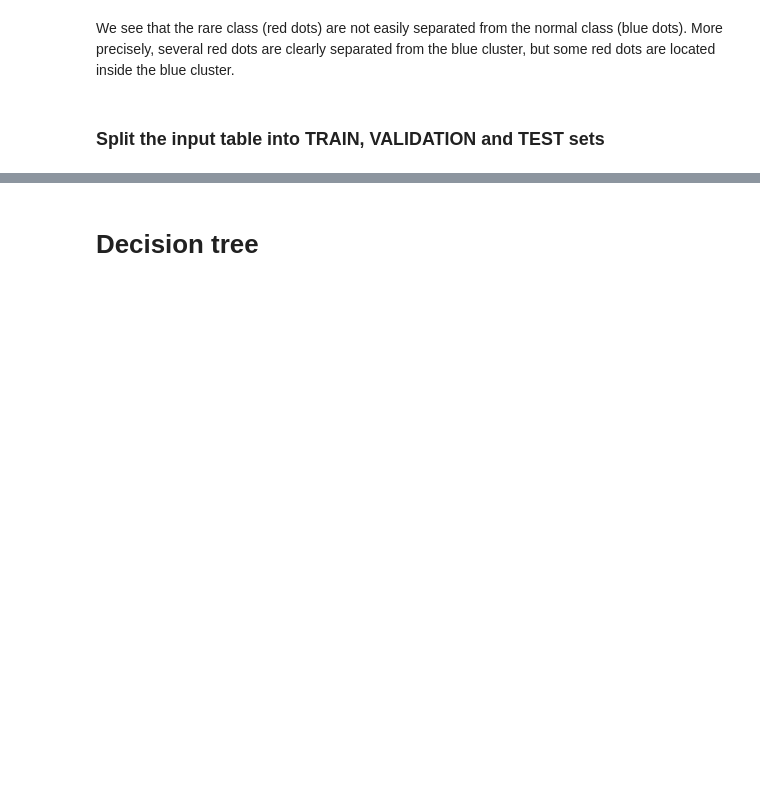
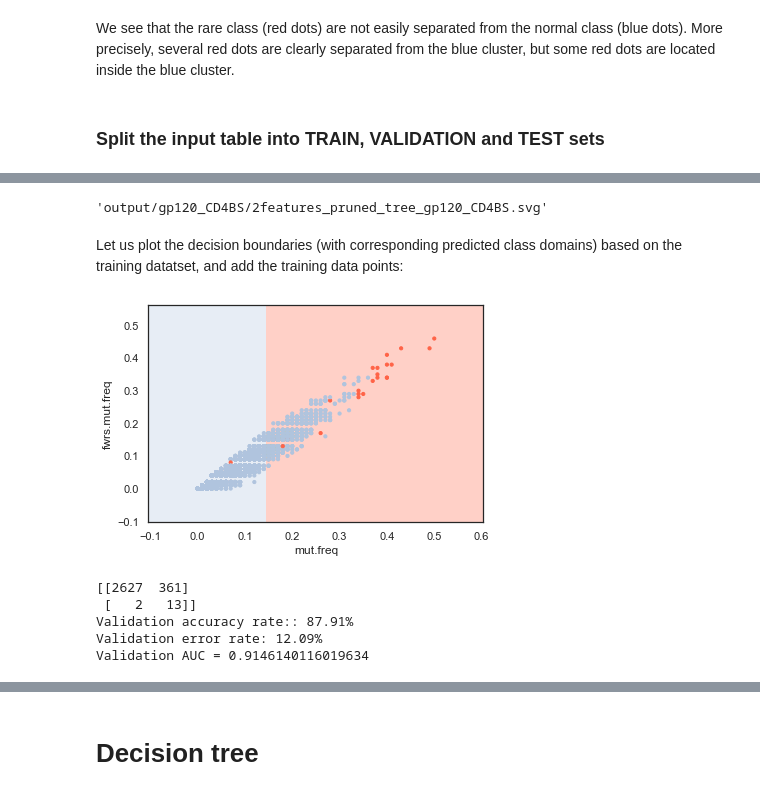
Before and after one commit to MathildeFogPerez/manuscript-bnab-foglierini, a Jupyter notebook: DecisionTree_RandomForest_PUB.ipynb, the cells around one changed output, grey strips where cells are left out. Drawn from its saved outputs; the diff is of its cells as text; code cells hidden in the pictures; blank space fills up the shorter version.

```diff
--- a/DecisionTree_RandomForest_PUB.ipynb
+++ b/DecisionTree_RandomForest_PUB.ipynb
@@ -138,0 +223,35 @@ training,validation,trainingtarget,validationtarget=train_test_split(training,tr
+# %%
+colors = ["darksalmon", "lightsteelblue"]
+customPalette = sns.set_palette(sns.color_palette(colors))
+tree_pruned=DecisionTreeClassifier(criterion=CRITERION,class_weight="balanced",ccp_alpha=0.08,random_state=random_state)
+tree_pruned=tree_pruned.fit(training_subset,trainingtarget)
+dot_data=export_graphviz(tree_pruned,out_file=None,feature_names=list(training_subset),class_names=["is.bnAb=0","is.bnAb=1"],
+                         filled=True,rounded=True,special_characters=True)
+graph=graphviz.Source(dot_data, format="svg")
+graph
+graph.render(OUTPUTPATH+'2features_pruned_tree_'+BNAB)
+# %% [output]
+'output/gp120_CD4BS/2features_pruned_tree_gp120_CD4BS.svg'
+# %% [markdown]
+Let us plot the decision boundaries (with corresponding predicted class domains) based on the training datatset, and add the training data points:
+# %%
+plot_class_map(tree_pruned,training_subset,trainingtarget)
+plt.savefig(OUTPUTPATH+'2features_pruned_tree_decision_boundaries_plot'+BNAB+'.svg', bbox_inches='tight')
+# %% [output]
+[figure, added]
+# %%
+predictions_validation=tree_pruned.predict(validation_subset)
+cm=confusion_matrix(validationtarget,predictions_validation)
+print(cm)
+scores=tree_pruned.score(validation_subset,validationtarget)
+print("Validation accuracy rate:: %.2f%%"%(scores*100))
+print("Validation error rate: %.2f%%"%(100-scores*100))
+predictions=tree_pruned.predict_proba(validation_subset)[:,1]
+AUC=roc_auc_score(validationtarget,predictions)
+print("Validation AUC =",AUC)
+# %% [output]
+[[2627  361]
+ [   2   13]]
+Validation accuracy rate:: 87.91%
+Validation error rate: 12.09%
+Validation AUC = 0.9146140116019634
```
Also changed, not shown: parts of 15 cells of this notebook.
